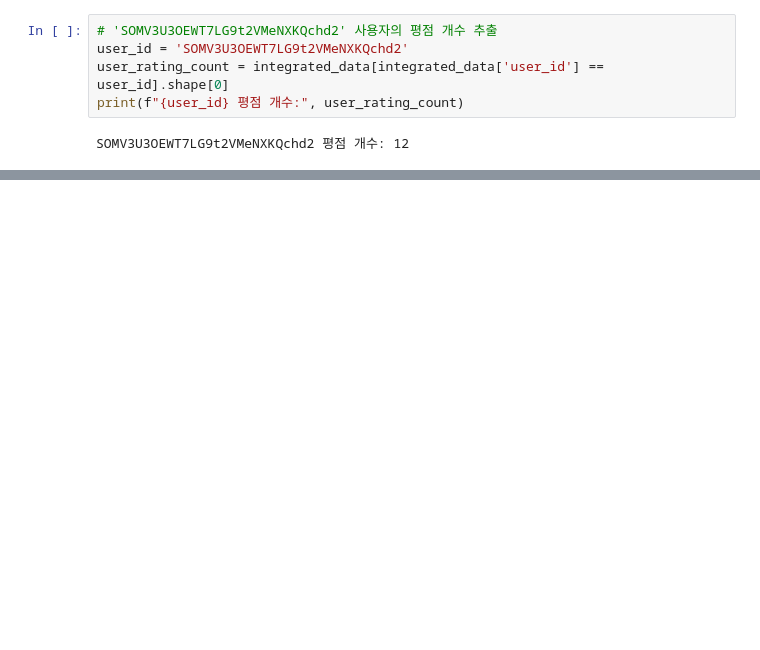
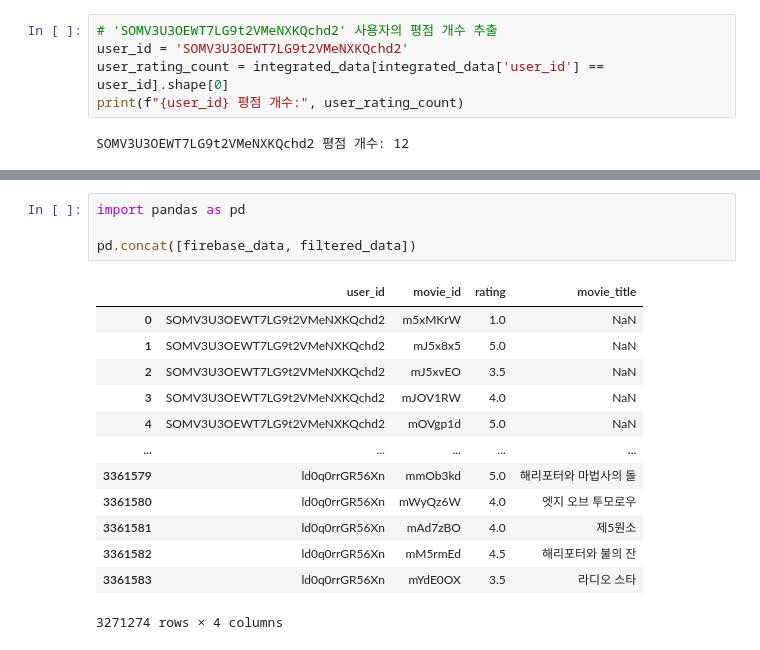
Before and after one commit to mkk4726/movie_recommendation, a Jupyter notebook: modeling/notebooks/cold_start.ipynb, the cells around one changed output, grey strips where cells are left out. Saved outputs shown, nothing was run; the diff lists cells and outputs as text; blank space fills up the shorter version.

```diff
--- a/modeling/notebooks/cold_start.ipynb
+++ b/modeling/notebooks/cold_start.ipynb
@@ -243,0 +216,18 @@ ValueError: 사용자 ID 'SOMV3U3OEWT7LG9t2VMeNXKQchd2'를 찾을 수 없습니
+# %%
+import pandas as pd
+
+pd.concat([firebase_data, filtered_data])
+# %% [output]
+|  | user_id | movie_id | rating | movie_title |
+| 0 | SOMV3U3OEWT7LG9t2VMeNXKQchd2 | m5xMKrW | 1.0 | NaN |
+| 1 | SOMV3U3OEWT7LG9t2VMeNXKQchd2 | mJ5x8x5 | 5.0 | NaN |
+| 2 | SOMV3U3OEWT7LG9t2VMeNXKQchd2 | mJ5xvEO | 3.5 | NaN |
+| 3 | SOMV3U3OEWT7LG9t2VMeNXKQchd2 | mJOV1RW | 4.0 | NaN |
+| 4 | SOMV3U3OEWT7LG9t2VMeNXKQchd2 | mOVgp1d | 5.0 | NaN |
+| ... | ... | ... | ... | ... |
+| 3361579 | ld0q0rrGR56Xn | mmOb3kd | 5.0 | 해리포터와 마법사의 돌 |
+| 3361580 | ld0q0rrGR56Xn | mWyQz6W | 4.0 | 엣지 오브 투모로우 |
+| 3361581 | ld0q0rrGR56Xn | mAd7zBO | 4.0 | 제5원소 |
+| 3361582 | ld0q0rrGR56Xn | mM5rmEd | 4.5 | 해리포터와 불의 잔 |
+| 3361583 | ld0q0rrGR56Xn | mYdE0OX | 3.5 | 라디오 스타 |
+3271274 rows × 4 columns
```
Also changed, not shown: parts of 16 cells of this notebook, 8 other files.
